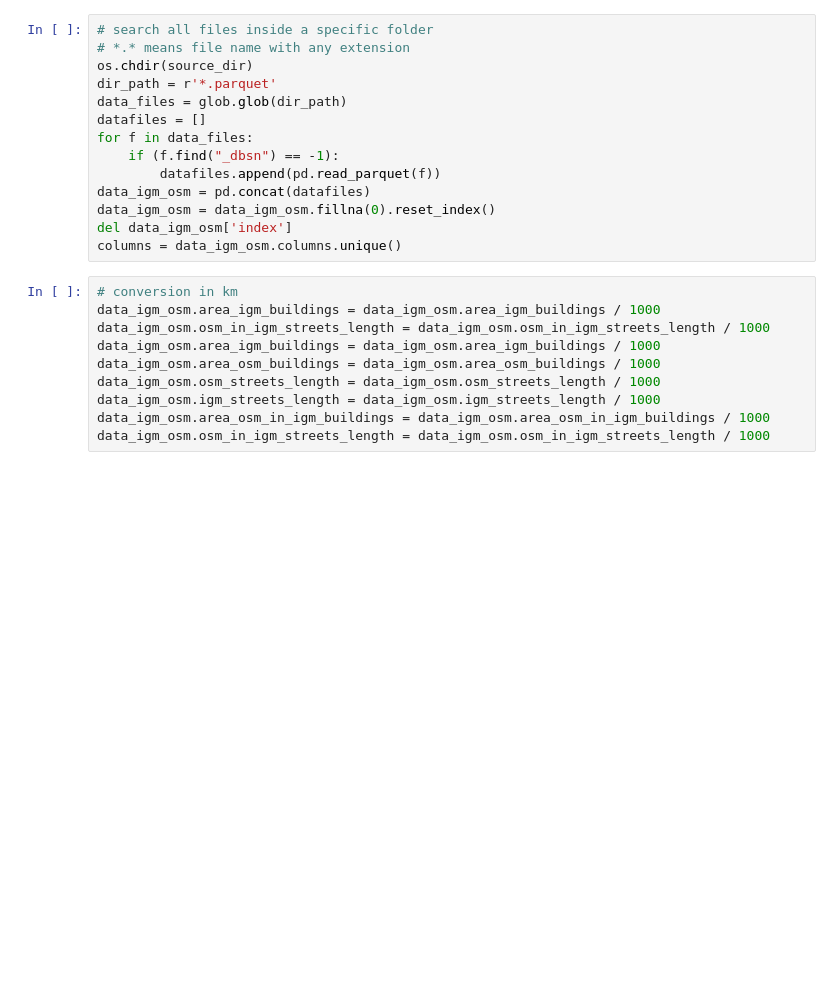
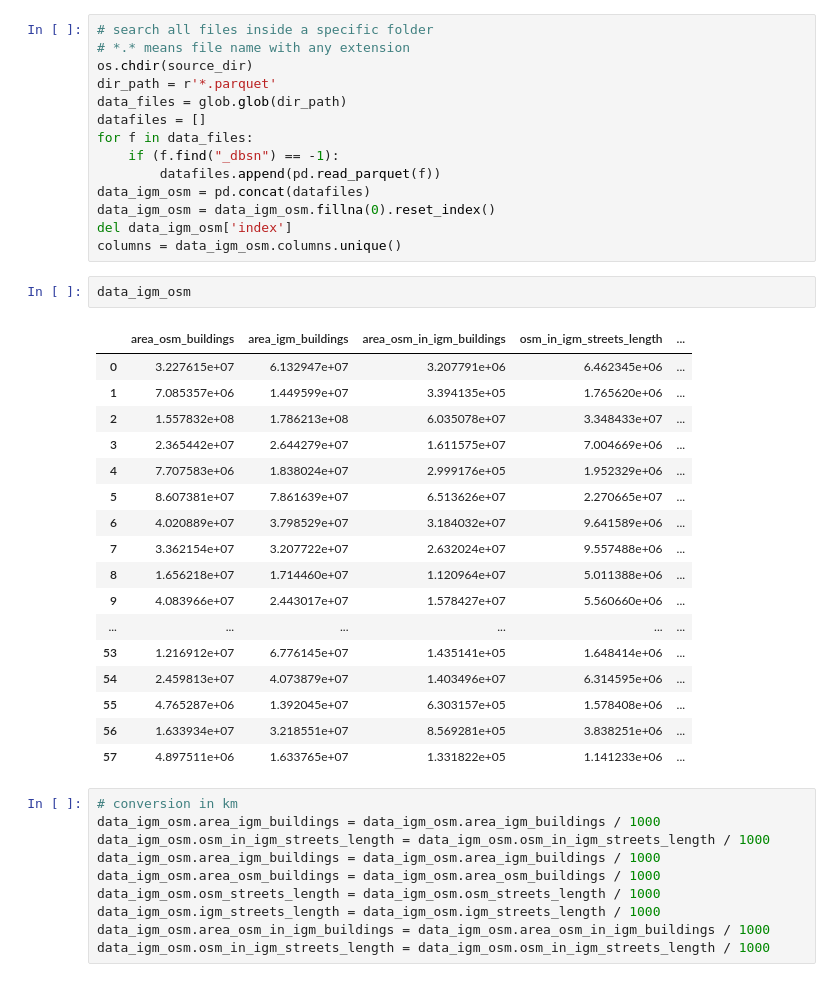
Before and after one commit to napo/dbsnosmcompare, a Jupyter notebook: show_data.ipynb, the cells around one changed output. Cells and saved outputs as stored; diff of their text form; blank space fills up the shorter version.

```diff
--- a/show_data.ipynb
+++ b/show_data.ipynb
@@ -21,6 +21,26 @@ data_igm_osm = pd.concat(datafiles)
 data_igm_osm = data_igm_osm.fillna(0).reset_index()
 del data_igm_osm['index']
 columns = data_igm_osm.columns.unique()
+# %%
+data_igm_osm
+# %% [output]
+|  | area_osm_buildings | area_igm_buildings | area_osm_in_igm_buildings | osm_in_igm_streets_length | ... |
+| 0 | 3.227615e+07 | 6.132947e+07 | 3.207791e+06 | 6.462345e+06 | ... |
+| 1 | 7.085357e+06 | 1.449599e+07 | 3.394135e+05 | 1.765620e+06 | ... |
+| 2 | 1.557832e+08 | 1.786213e+08 | 6.035078e+07 | 3.348433e+07 | ... |
+| 3 | 2.365442e+07 | 2.644279e+07 | 1.611575e+07 | 7.004669e+06 | ... |
+| 4 | 7.707583e+06 | 1.838024e+07 | 2.999176e+05 | 1.952329e+06 | ... |
+| 5 | 8.607381e+07 | 7.861639e+07 | 6.513626e+07 | 2.270665e+07 | ... |
+| 6 | 4.020889e+07 | 3.798529e+07 | 3.184032e+07 | 9.641589e+06 | ... |
+| 7 | 3.362154e+07 | 3.207722e+07 | 2.632024e+07 | 9.557488e+06 | ... |
+| 8 | 1.656218e+07 | 1.714460e+07 | 1.120964e+07 | 5.011388e+06 | ... |
+| 9 | 4.083966e+07 | 2.443017e+07 | 1.578427e+07 | 5.560660e+06 | ... |
+| ... | ... | ... | ... | ... | ... |
+| 53 | 1.216912e+07 | 6.776145e+07 | 1.435141e+05 | 1.648414e+06 | ... |
+| 54 | 2.459813e+07 | 4.073879e+07 | 1.403496e+07 | 6.314595e+06 | ... |
+| 55 | 4.765287e+06 | 1.392045e+07 | 6.303157e+05 | 1.578408e+06 | ... |
+| 56 | 1.633934e+07 | 3.218551e+07 | 8.569281e+05 | 3.838251e+06 | ... |
+| 57 | 4.897511e+06 | 1.633765e+07 | 1.331822e+05 | 1.141233e+06 | ... |
 # %%
 # conversion in km
 data_igm_osm.area_igm_buildings = data_igm_osm.area_igm_buildings / 1000
```
Also changed, not shown: parts of 3 cells of this notebook, 7 other files.
